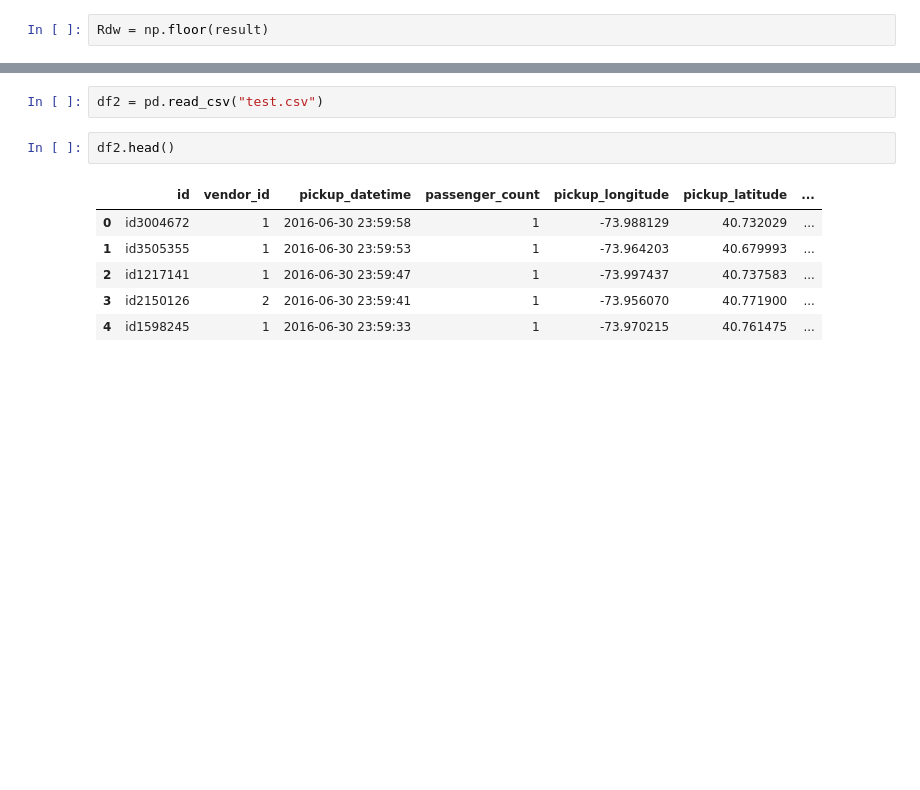
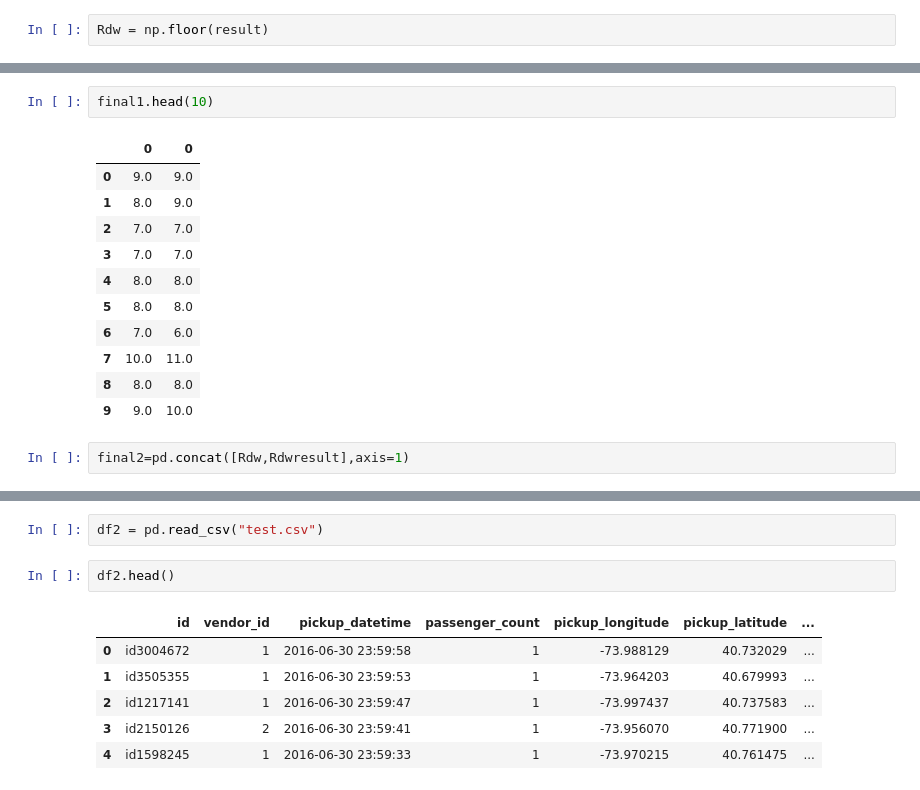
Before and after one commit to abparasar/New-York-City-Taxi-Fare-Prediction, a Jupyter notebook: Untitled5.ipynb, the cells around one changed output, grey strips where cells are left out. Drawn from its saved outputs; the diff is of its cells as text; blank space fills up the shorter version.

```diff
--- a/Untitled5.ipynb
+++ b/Untitled5.ipynb
@@ -342,0 +354,16 @@ R2: 0.7461837857879294
+# %%
+final1.head(10)
+# %% [output]
+|  | 0 | 0 |
+| 0 | 9.0 | 9.0 |
+| 1 | 8.0 | 9.0 |
+| 2 | 7.0 | 7.0 |
+| 3 | 7.0 | 7.0 |
+| 4 | 8.0 | 8.0 |
+| 5 | 8.0 | 8.0 |
+| 6 | 7.0 | 6.0 |
+| 7 | 10.0 | 11.0 |
+| 8 | 8.0 | 8.0 |
+| 9 | 9.0 | 10.0 |
+# %%
+final2=pd.concat([Rdw,Rdwresult],axis=1)
```
Also changed, not shown: parts of 27 cells of this notebook.
